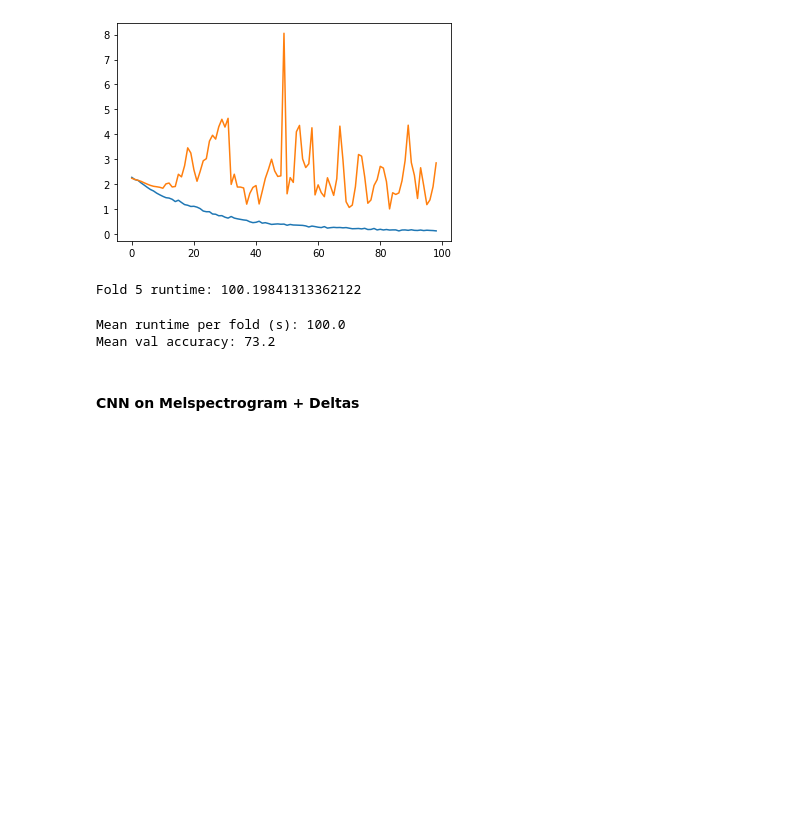
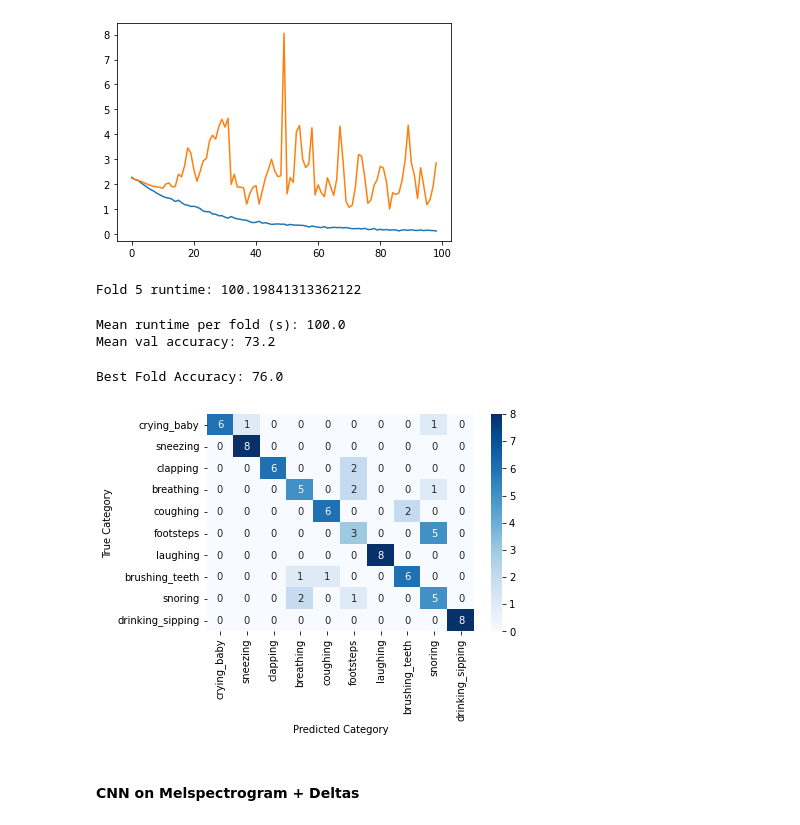
Before and after one commit to santiviquez/noisy-human-recognition, a Jupyter notebook: sound_classification.ipynb, the cells around one changed output. Drawn from its saved outputs; the diff is of its cells as text; code cells hidden in the pictures; blank space fills up the shorter version.

Commit message:
confusion matrix of best models

```diff
--- a/sound_classification.ipynb
+++ b/sound_classification.ipynb
@@ -992,6 +992,45 @@ print(f"Mean val accuracy: {np.round(mean_accuracy, 2)}")
 # %% [output]
 Mean runtime per fold (s): 100.0
 Mean val accuracy: 73.2
+# %%
+RATE = 22050
+
+dataloader_dic = get_dataloader_dict(esc50_human)
+transform_melspec = transforms.MelSpectrogram(sample_rate=RATE, n_fft=1024, n_mels=60)
+X_train, y_train, X_val, y_val = train_val_loader(dataloader_dic, fold=2)
+
+val_dataset = ESCHDataset(X_val,
+                  y_val,
+                  transform_1=transform_melspec)
+
+
+val_loader = DataLoader(val_dataset, batch_size=80, drop_last=True,
+                        worker_init_fn=seed_worker,
+                        generator=g)
+
+iteritems = iter(val_loader)
+data, y_true = next(iteritems)
+
+
+PATH = "models/CNN_MelSpec_fold_2_.pth"
+model = CNN(input_channels=1)
+model.to(device)
+model.load_state_dict(torch.load(PATH, map_location=torch.device('cpu')))
+
+model.eval()
+y_pred = model(data)
+y_pred_softmax = torch.log_softmax(y_pred, dim = 1)
+_, y_pred_tags = torch.max(y_pred_softmax, dim = 1)
+
+conf_mat = confusion_matrix(y_true, y_pred_tags)
+
+ax = sns.heatmap(conf_mat, annot=True, cmap='Blues', xticklabels=plot_labels, yticklabels=plot_labels)
+ax.set(xlabel="Predicted Category", ylabel="True Category")
+
+print(f"Best Fold Accuracy: {multi_acc(y_pred, y_true)}")
+# %% [output]
+Best Fold Accuracy: 76.0
+[figure, added]
 # %% [markdown]
 #### CNN on Melspectrogram + Deltas
 # %%
```
Also changed, not shown: parts of 2 cells of this notebook.
